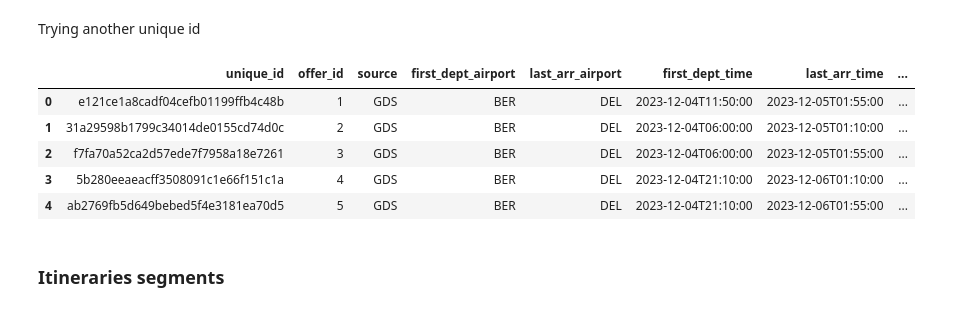
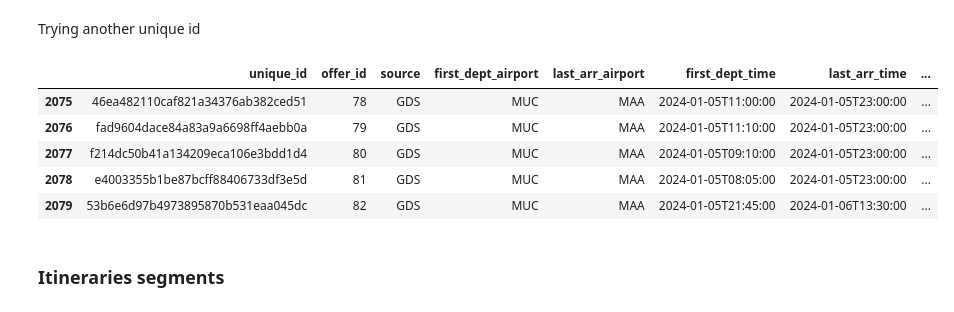
Before and after one commit to Sharvesh12/Flights-extension-MVP, a Jupyter notebook: flights_alerts.ipynb, the cells around one changed output. Cells and saved outputs as stored; diff of their text form; code cells hidden in the pictures.

```diff
--- a/flights_alerts.ipynb
+++ b/flights_alerts.ipynb
@@ -233,14 +224,14 @@ desired_order = ['unique_id', 'offer_id', 'source','first_dept_airport','last_ar
 # Create a new DataFrame with columns in the desired order
 offer_df = offer_df[desired_order]
 # %%
-offer_df.head()
+offer_df.tail()
 # %% [output]
 |  | unique_id | offer_id | source | first_dept_airport | last_arr_airport | first_dept_time | last_arr_time | ... |
-| 0 | e121ce1a8cadf04cefb01199ffb4c48b | 1 | GDS | BER | DEL | 2023-12-04T11:50:00 | 2023-12-05T01:55:00 | ... |
-| 1 | 31a29598b1799c34014de0155cd74d0c | 2 | GDS | BER | DEL | 2023-12-04T06:00:00 | 2023-12-05T01:10:00 | ... |
-| 2 | f7fa70a52ca2d57ede7f7958a18e7261 | 3 | GDS | BER | DEL | 2023-12-04T06:00:00 | 2023-12-05T01:55:00 | ... |
-| 3 | 5b280eeaeacff3508091c1e66f151c1a | 4 | GDS | BER | DEL | 2023-12-04T21:10:00 | 2023-12-06T01:10:00 | ... |
-| 4 | ab2769fb5d649bebed5f4e3181ea70d5 | 5 | GDS | BER | DEL | 2023-12-04T21:10:00 | 2023-12-06T01:55:00 | ... |
+| 2075 | 46ea482110caf821a34376ab382ced51 | 78 | GDS | MUC | MAA | 2024-01-05T11:00:00 | 2024-01-05T23:00:00 | ... |
+| 2076 | fad9604dace84a83a9a6698ff4aebb0a | 79 | GDS | MUC | MAA | 2024-01-05T11:10:00 | 2024-01-05T23:00:00 | ... |
+| 2077 | f214dc50b41a134209eca106e3bdd1d4 | 80 | GDS | MUC | MAA | 2024-01-05T09:10:00 | 2024-01-05T23:00:00 | ... |
+| 2078 | e4003355b1be87bcff88406733df3e5d | 81 | GDS | MUC | MAA | 2024-01-05T08:05:00 | 2024-01-05T23:00:00 | ... |
+| 2079 | 53b6e6d97b4973895870b531eaa045dc | 82 | GDS | MUC | MAA | 2024-01-05T21:45:00 | 2024-01-06T13:30:00 | ... |
 # %% [markdown]
 ### Itineraries segments
 # %%
```
Also changed, not shown: parts of 20 cells of this notebook.
